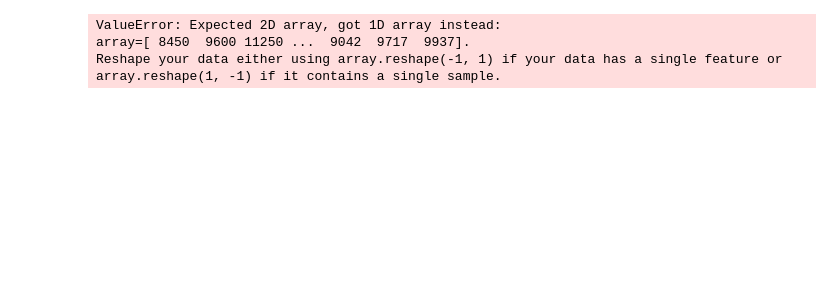
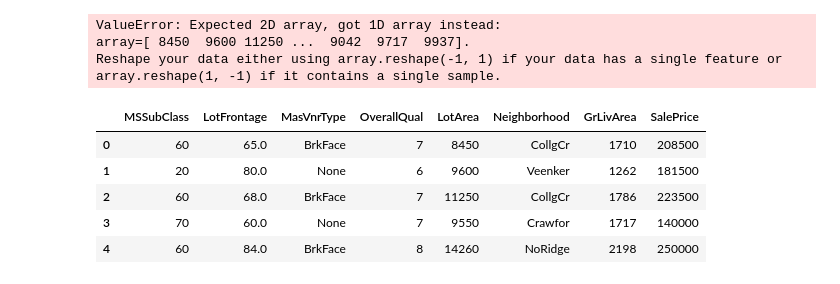
Before and after one commit to maeh98/gianniPastore, a Jupyter notebook: house.ipynb, the cells around one changed output. Saved outputs shown, nothing was run; the diff lists cells and outputs as text; code cells hidden in the pictures; blank space fills up the shorter version.

```diff
--- a/house.ipynb
+++ b/house.ipynb
@@ -83,3 +152,14 @@ reg = LinearRegression().fit(train.LotArea, train.SalePrice)
 ValueError: Expected 2D array, got 1D array instead:
 array=[ 8450  9600 11250 ...  9042  9717  9937].
 Reshape your data either using array.reshape(-1, 1) if your data has a single feature or array.reshape(1, -1) if it contains a single sample.
+# %%
+columns_less = ['MSSubClass', 'LotFrontage', 'MasVnrType', 'OverallQual', 'LotArea', 'Neighborhood', 'GrLivArea', 'SalePrice']
+train_small = train[columns_less]
+train_small.head()
+# %% [output]
+|  | MSSubClass | LotFrontage | MasVnrType | OverallQual | LotArea | Neighborhood | GrLivArea | SalePrice |
+| 0 | 60 | 65.0 | BrkFace | 7 | 8450 | CollgCr | 1710 | 208500 |
+| 1 | 20 | 80.0 | None | 6 | 9600 | Veenker | 1262 | 181500 |
+| 2 | 60 | 68.0 | BrkFace | 7 | 11250 | CollgCr | 1786 | 223500 |
+| 3 | 70 | 60.0 | None | 7 | 9550 | Crawfor | 1717 | 140000 |
+| 4 | 60 | 84.0 | BrkFace | 8 | 14260 | NoRidge | 2198 | 250000 |
```
Also changed, not shown: parts of 18 cells of this notebook.
